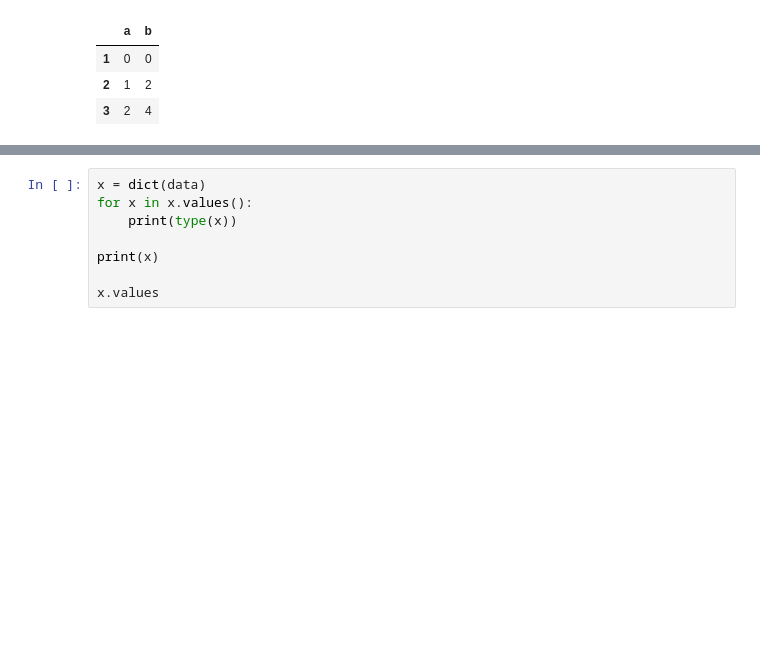
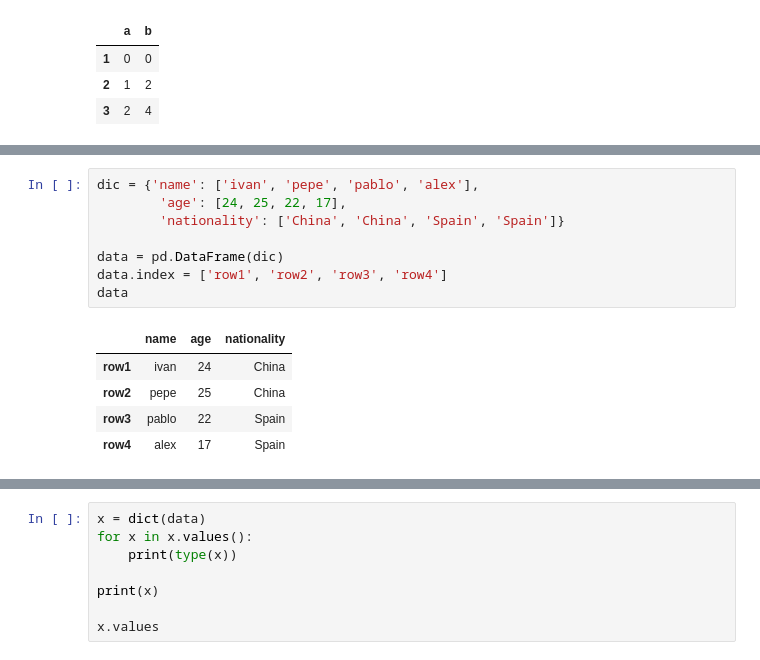
Before and after one commit to zhutianwei/Essential-ML, a Jupyter notebook: Data Science.ipynb, the cells around one changed output, grey strips where cells are left out. Cells and saved outputs as stored; diff of their text form; blank space fills up the shorter version.

```diff
--- a/Data Science.ipynb
+++ b/Data Science.ipynb
@@ -882,0 +908,14 @@ dtype: int64
+# %%
+dic = {'name': ['ivan', 'pepe', 'pablo', 'alex'],
+        'age': [24, 25, 22, 17],
+        'nationality': ['China', 'China', 'Spain', 'Spain']}
+
+data = pd.DataFrame(dic)
+data.index = ['row1', 'row2', 'row3', 'row4']
+data
+# %% [output]
+|  | name | age | nationality |
+| row1 | ivan | 24 | China |
+| row2 | pepe | 25 | China |
+| row3 | pablo | 22 | Spain |
+| row4 | alex | 17 | Spain |
```
Also changed, not shown: parts of 14 cells of this notebook, 3 other files.
